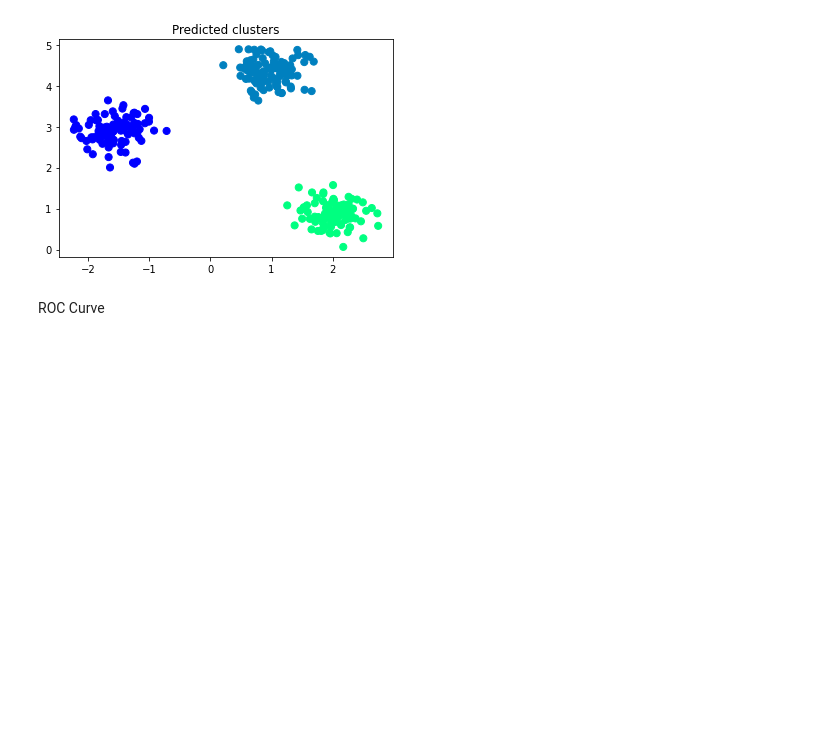
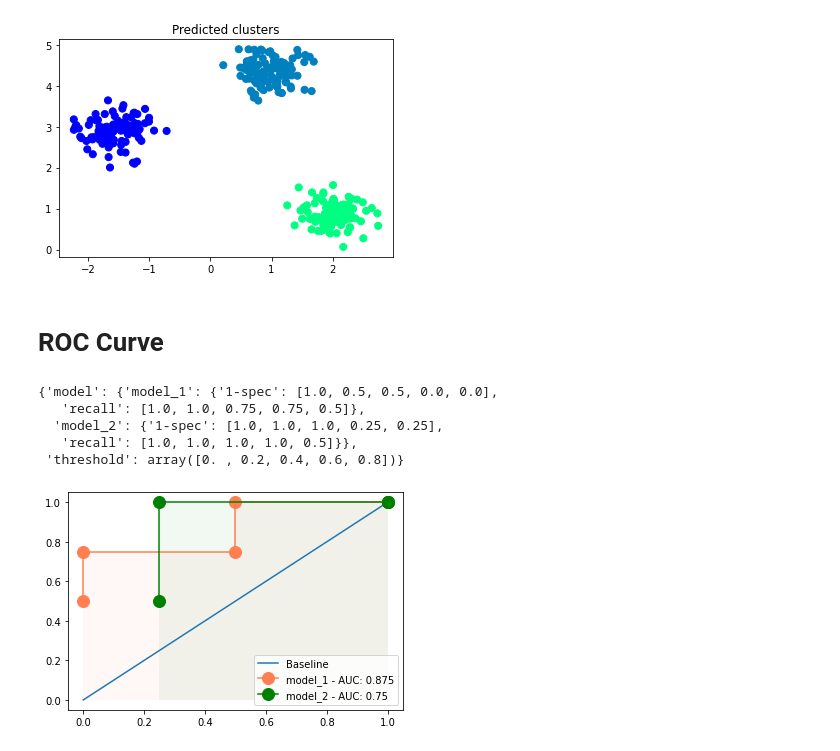
Before and after one commit to gwillig/maschine-learning-notebooks-for-interns, a Jupyter notebook: example.ipynb, the cells around one changed output. Saved outputs shown, nothing was run; the diff lists cells and outputs as text; code cells hidden in the pictures; blank space fills up the shorter version.

Commit message:
Add visualisiation for AUC

```diff
--- a/example.ipynb
+++ b/example.ipynb
@@ -268,21 +268,31 @@ plt.show()
 # %% [output]
 [figure]
 [figure]
-# %% [markdown]
-ROC Curve
+# %% [markdown]
+# ROC Curve
+# %%
+#Helper functions
+def calculate_recall(tp,fn):
+  return tp/(tp+fn)
+
+def calculate_spec(tn,fp):
+  return tn/(tn+fp)
 # %%
+from sklearn.metrics import confusion_matrix
+import numpy as np
+
 #1.Step: Define the data
 y_true = [0, 0, 1, 0, 0, 1, 1, 1]
 y_pred_model_1 = np.array([0.1,0.15,0.2,0.4,0.6,0.8,0.7,0.8])
 y_pred_model_2 = np.array([0.9,0.6,0.7,0.4,0.6,0.8,0.7,0.8])
 
-from sklearn.metrics import confusion_matrix
+
 #for differnt thresholds:
 roc_value = {"threshold": np.arange(0,1,0.2),"model":{}}
 for y_model,color_graph,model_name in zip([y_pred_model_1,y_pred_model_2],
                                           ["coral","green"]
                                           ,["model_1","model_2"]):
-  roc_value["model"][model_name] ={"fpr":[],"recall":[]}
+  roc_value["model"][model_name] ={"1-spec":[],"recall":[]}
   for threshold in roc_value["threshold"]:
     #Create a copy of the numpy array
     y_pred_thres = y_model.copy()
@@ -290,6 +300,42 @@ for y_model,color_graph,model_name in zip([y_pred_model_1,y_pred_model_2],
     y_pred_thres[y_pred_thres<threshold]=0
 
     tn, fp, fn, tp = confusion_matrix(y_true,y_pred_thres).ravel()
-    roc_value["model"][model_name]["fpr"].append(calculate_fpr(tn, fp))
+    roc_value["model"][model_name]["1-spec"].append(1-calculate_spec(tn, fp))
     roc_value["model"][model_name]["recall"].append(calculate_recall(tp,fn))
-roc_value
+# %% [output]
+{'model': {'model_1': {'1-spec': [1.0, 0.5, 0.5, 0.0, 0.0],
+   'recall': [1.0, 1.0, 0.75, 0.75, 0.5]},
+  'model_2': {'1-spec': [1.0, 1.0, 1.0, 0.25, 0.25],
+   'recall': [1.0, 1.0, 1.0, 1.0, 0.5]}},
+ 'threshold': array([0. , 0.2, 0.4, 0.6, 0.8])}
+# %%
+import matplotlib.pyplot as plt
+import seaborn as sns
+from sklearn import metrics
+#Create list for legend
+roc_legend = []
+# Create Baseline
+x_baseline = np.arange(0,2)
+y_baseline = np.arange(0,2)
+roc_legend.append("Baseline")
+ax = sns.lineplot(x=x_baseline, y=y_baseline)
+
+
+
+for y_model,color_graph,model_name in zip([roc_value["model"]["model_1"],roc_value["model"]["model_2"]],
+                                          ["coral","green"]
+                                          ,["model_1","model_2"]):
+
+  fpr, tpr = y_model["1-spec"],y_model["recall"]
+
+
+  plt.plot(fpr,tpr, '-o',color=color_graph,markersize=12,)
+  plt.fill_between(fpr,tpr, facecolor=color_graph, alpha=0.05)
+
+  # lines is a list of plt.Line2D instances
+  auc_value = metrics.auc(fpr, tpr)
+  roc_legend.append(f'{model_name} - AUC: {auc_value}')
+plt.legend(roc_legend)
+plt.show()
+# %% [output]
+[figure, added]
```
Also changed, not shown: parts of 1 cell of this notebook.
